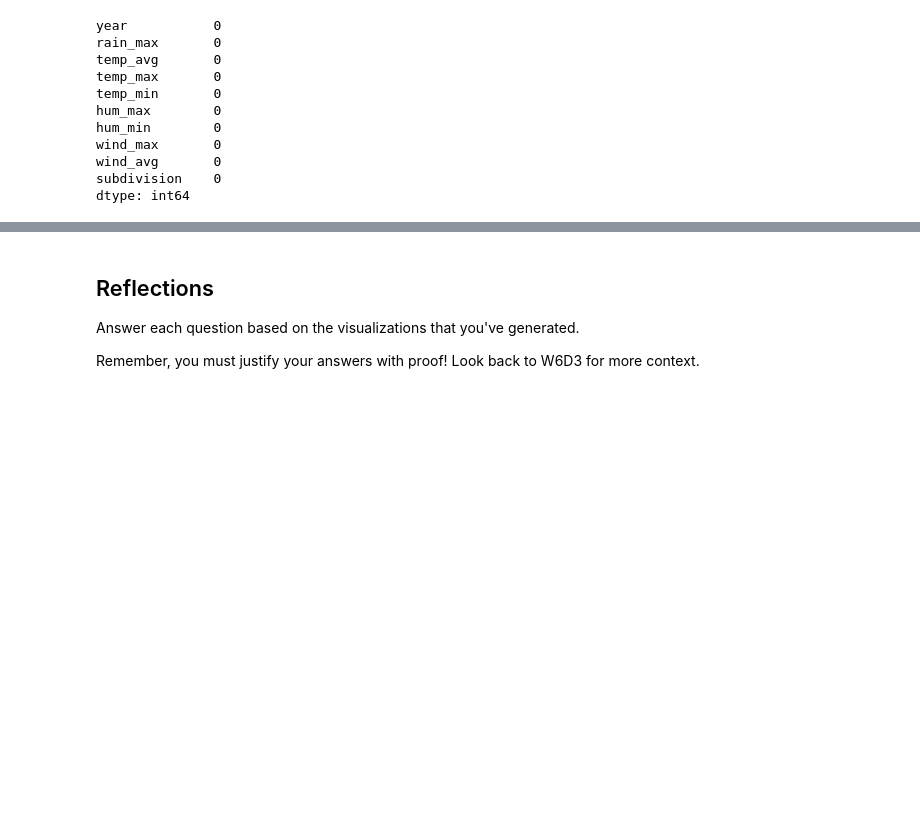
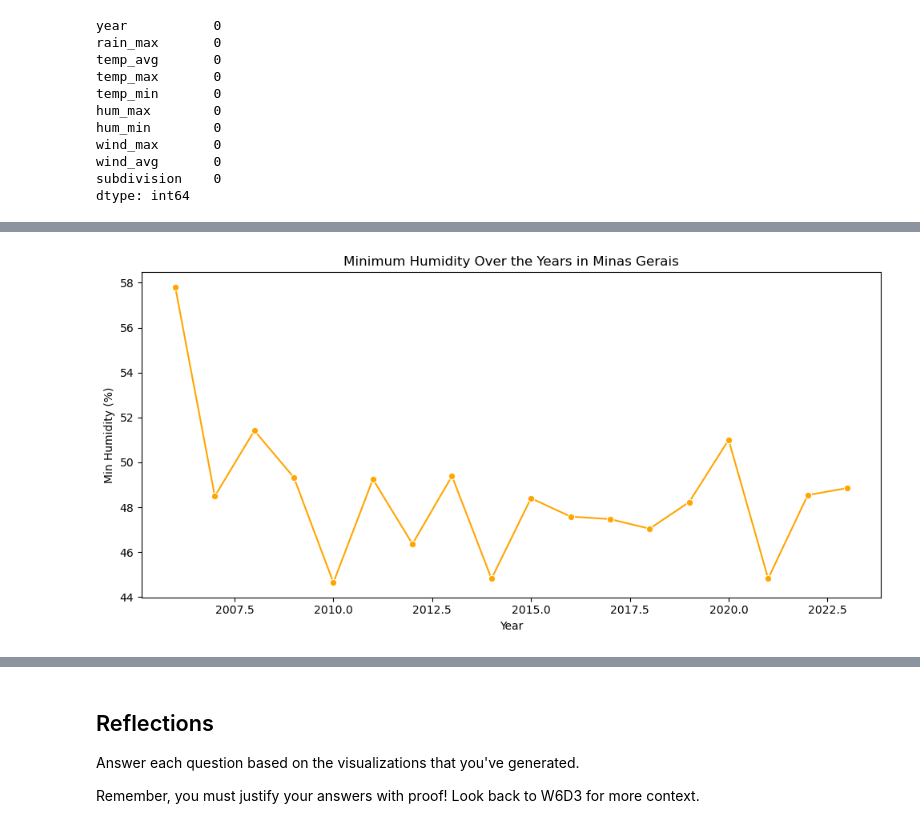
Before and after one commit to Coletteobazee/weather-analysis-EDA, a Jupyter notebook: notebooks/explore_weather.ipynb, the cells around one changed output, grey strips where cells are left out. Saved outputs shown, nothing was run; the diff lists cells and outputs as text; code cells hidden in the pictures; blank space fills up the shorter version.

```diff
--- a/notebooks/explore_weather.ipynb
+++ b/notebooks/explore_weather.ipynb
@@ -77,0 +111,12 @@ dtype: int64
+# %%
+# Univariate Plot: Minimum Humidity Over the Years
+
+plt.figure(figsize=(10, 5))
+sns.lineplot(x='year', y='hum_min', data=weather, marker='o', color='orange')
+plt.title("Minimum Humidity Over the Years in Minas Gerais")
+plt.ylabel("Min Humidity (%)")
+plt.xlabel("Year")
+plt.tight_layout()
+plt.show()
+# %% [output]
+[figure, added]
```
Also changed, not shown: parts of 4 cells of this notebook.
